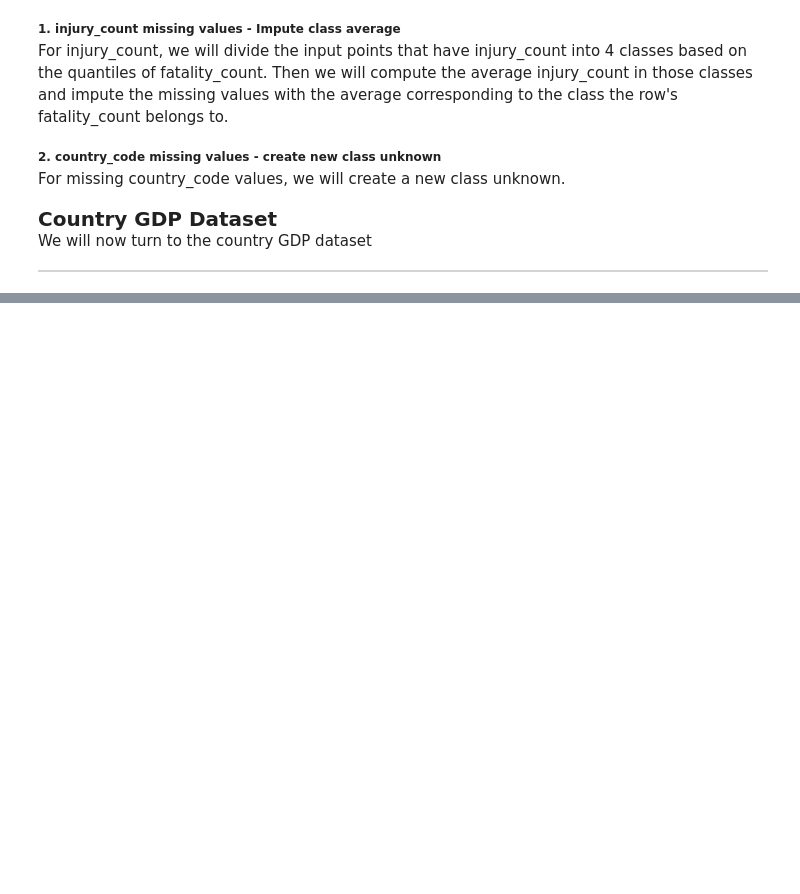
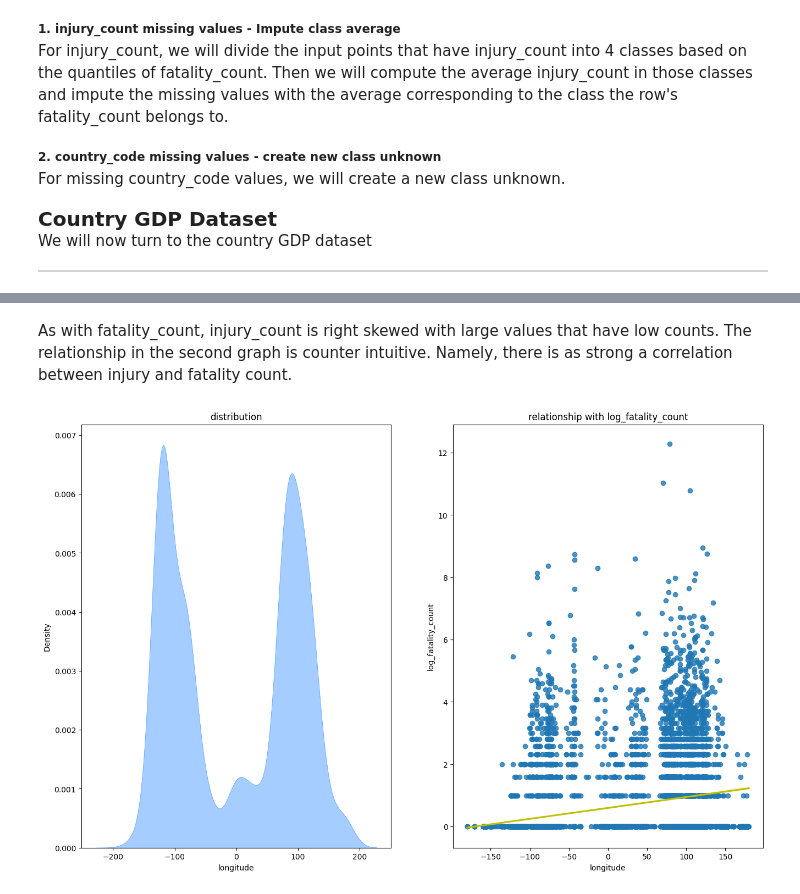
Before and after one commit to yuki172/global-landslide, a Jupyter notebook: main.ipynb, the cells around one changed output, grey strips where cells are left out. Cells and saved outputs as stored; diff of their text form; code cells hidden in the pictures; blank space fills up the shorter version.

Commit message:
start visualization

```diff
--- a/main.ipynb
+++ b/main.ipynb
@@ -293,0 +362,6 @@ Name: Country Code, dtype: object
+# %% [markdown]
+As with fatality_count, injury_count is right skewed with large values that have low counts. The relationship in the second graph is counter intuitive. Namely, there is as strong a correlation between injury and fatality count.
+# %%
+get_dist_numeric('longitude', full_data)
+# %% [output]
+[figure, added]
```
Also changed, not shown: parts of 46 cells of this notebook, 3 other files.
